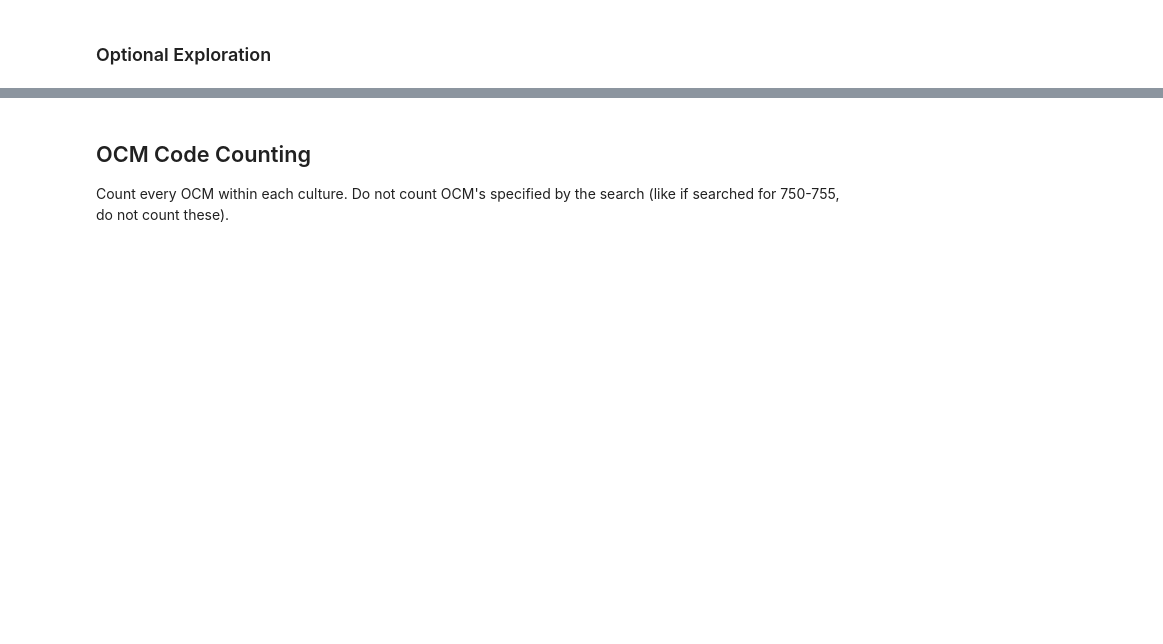
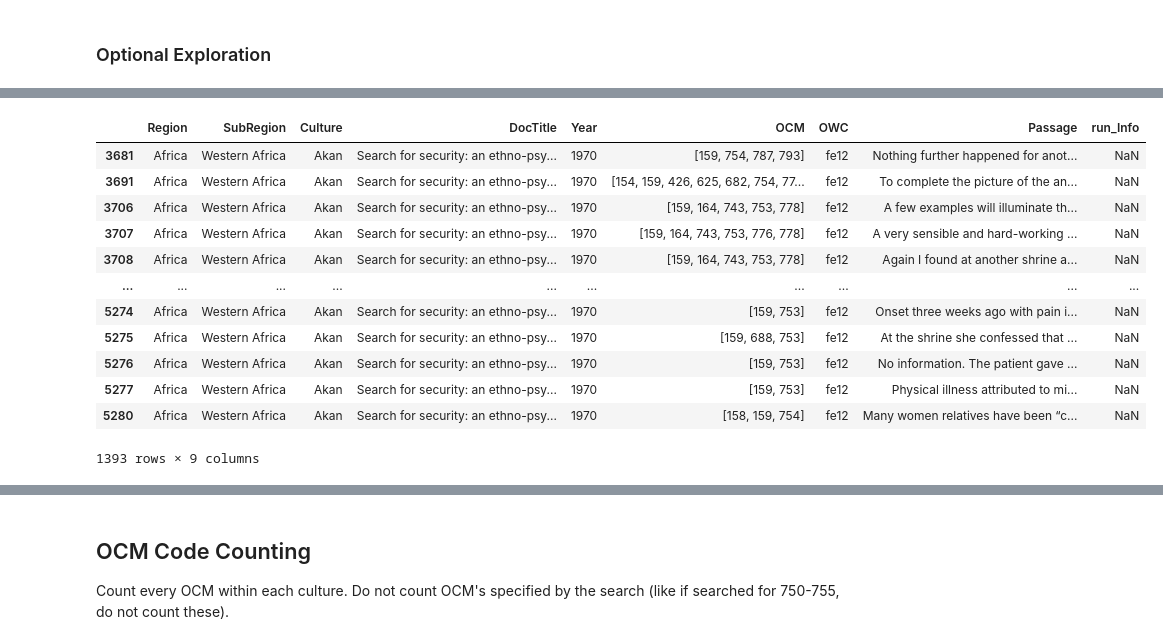
Before and after one commit to Chantland/eHRAF_Scraper, a Jupyter notebook: Analysis/stats-eHRAF_Scraper.ipynb, the cells around one changed output, grey strips where cells are left out. Drawn from its saved outputs; the diff is of its cells as text; code cells hidden in the pictures; blank space fills up the shorter version.

```diff
--- a/Analysis/stats-eHRAF_Scraper.ipynb
+++ b/Analysis/stats-eHRAF_Scraper.ipynb
@@ -159,3 +175,23 @@ out
+# %%
+# Quick search for OCMs SUBINDEX BY ANOTHER COLUMN
+lst = ["159"] #enter your OCM strings here separated by a comma
+msk = df.loc[df["Culture"]== "Akan"]['OCM'].apply(lambda x: not set(x).isdisjoint(lst))
+out = df.loc[msk.index][msk]
+out
+# %% [output]
+|  | Region | SubRegion | Culture | DocTitle | Year | OCM | OWC | Passage | run_Info |
+| 3681 | Africa | Western Africa | Akan | Search for security: an ethno-psy... | 1970 | [159, 754, 787, 793] | fe12 | Nothing further happened for anot... | NaN |
+| 3691 | Africa | Western Africa | Akan | Search for security: an ethno-psy... | 1970 | [154, 159, 426, 625, 682, 754, 77... | fe12 | To complete the picture of the an... | NaN |
+| 3706 | Africa | Western Africa | Akan | Search for security: an ethno-psy... | 1970 | [159, 164, 743, 753, 778] | fe12 | A few examples will illuminate th... | NaN |
+| 3707 | Africa | Western Africa | Akan | Search for security: an ethno-psy... | 1970 | [159, 164, 743, 753, 776, 778] | fe12 | A very sensible and hard-working ... | NaN |
+| 3708 | Africa | Western Africa | Akan | Search for security: an ethno-psy... | 1970 | [159, 164, 743, 753, 778] | fe12 | Again I found at another shrine a... | NaN |
+| ... | ... | ... | ... | ... | ... | ... | ... | ... | ... |
+| 5274 | Africa | Western Africa | Akan | Search for security: an ethno-psy... | 1970 | [159, 753] | fe12 | Onset three weeks ago with pain i... | NaN |
+| 5275 | Africa | Western Africa | Akan | Search for security: an ethno-psy... | 1970 | [159, 688, 753] | fe12 | At the shrine she confessed that ... | NaN |
+| 5276 | Africa | Western Africa | Akan | Search for security: an ethno-psy... | 1970 | [159, 753] | fe12 | No information. The patient gave ... | NaN |
+| 5277 | Africa | Western Africa | Akan | Search for security: an ethno-psy... | 1970 | [159, 753] | fe12 | Physical illness attributed to mi... | NaN |
+| 5280 | Africa | Western Africa | Akan | Search for security: an ethno-psy... | 1970 | [158, 159, 754] | fe12 | Many women relatives have been “c... | NaN |
+1393 rows × 9 columns
 # %%
 # (OPTIONAL)
 # There are some passages that describe previous passages but do not contain information themselves like:
```
Also changed, not shown: parts of 26 cells of this notebook, 24 other files.
